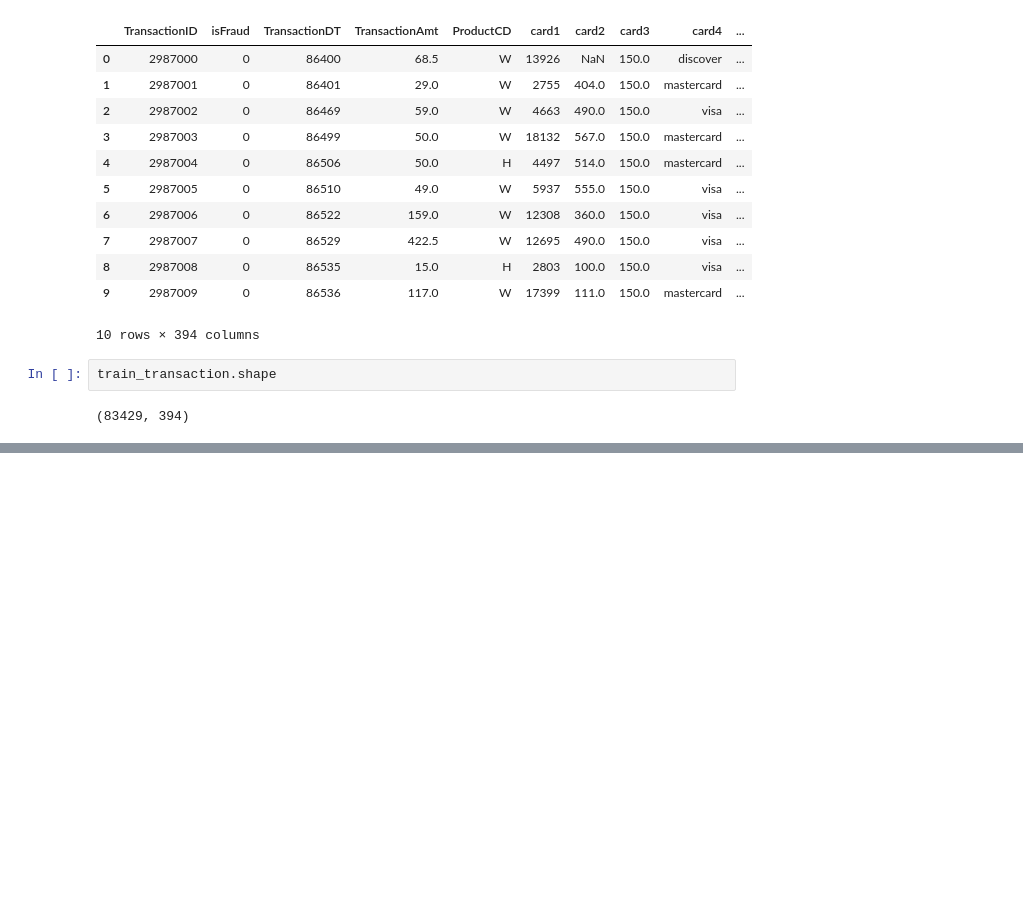
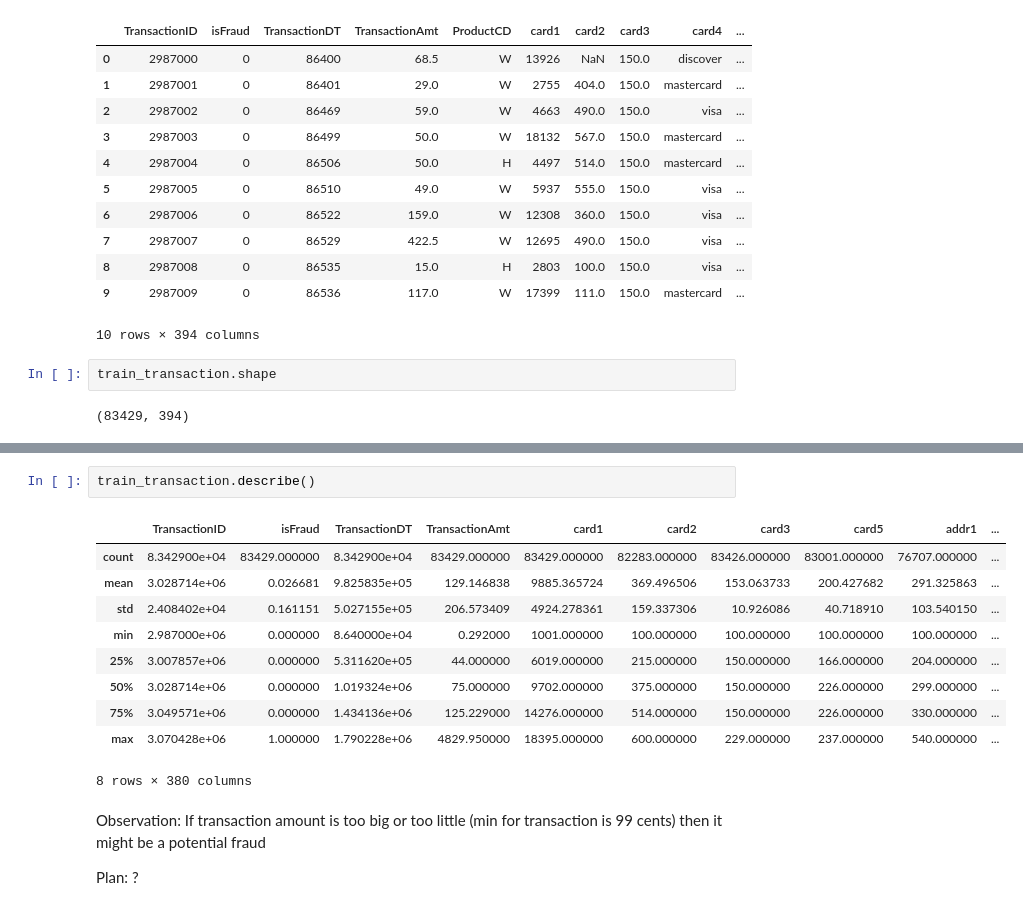
Before and after one commit to hoatuyet423/fraud-prediction-accenture2b, a Jupyter notebook: fraud_prediction_accenture2b.ipynb, the cells around one changed output, grey strips where cells are left out. Drawn from its saved outputs; the diff is of its cells as text; blank space fills up the shorter version.

```diff
--- a/fraud_prediction_accenture2b.ipynb
+++ b/fraud_prediction_accenture2b.ipynb
@@ -68,0 +125,17 @@ train_transaction.shape
+# %%
+train_transaction.describe()
+# %% [output]
+|  | TransactionID | isFraud | TransactionDT | TransactionAmt | card1 | card2 | card3 | card5 | addr1 | ... |
+| count | 8.342900e+04 | 83429.000000 | 8.342900e+04 | 83429.000000 | 83429.000000 | 82283.000000 | 83426.000000 | 83001.000000 | 76707.000000 | ... |
+| mean | 3.028714e+06 | 0.026681 | 9.825835e+05 | 129.146838 | 9885.365724 | 369.496506 | 153.063733 | 200.427682 | 291.325863 | ... |
+| std | 2.408402e+04 | 0.161151 | 5.027155e+05 | 206.573409 | 4924.278361 | 159.337306 | 10.926086 | 40.718910 | 103.540150 | ... |
+| min | 2.987000e+06 | 0.000000 | 8.640000e+04 | 0.292000 | 1001.000000 | 100.000000 | 100.000000 | 100.000000 | 100.000000 | ... |
+| 25% | 3.007857e+06 | 0.000000 | 5.311620e+05 | 44.000000 | 6019.000000 | 215.000000 | 150.000000 | 166.000000 | 204.000000 | ... |
+| 50% | 3.028714e+06 | 0.000000 | 1.019324e+06 | 75.000000 | 9702.000000 | 375.000000 | 150.000000 | 226.000000 | 299.000000 | ... |
+| 75% | 3.049571e+06 | 0.000000 | 1.434136e+06 | 125.229000 | 14276.000000 | 514.000000 | 150.000000 | 226.000000 | 330.000000 | ... |
+| max | 3.070428e+06 | 1.000000 | 1.790228e+06 | 4829.950000 | 18395.000000 | 600.000000 | 229.000000 | 237.000000 | 540.000000 | ... |
+8 rows × 380 columns
+# %% [markdown]
+Observation: If transaction amount is too big or too little (min for transaction is 99 cents) then it might be a potential fraud
+
+Plan: ?
```
Also changed, not shown: parts of 11 cells of this notebook.
